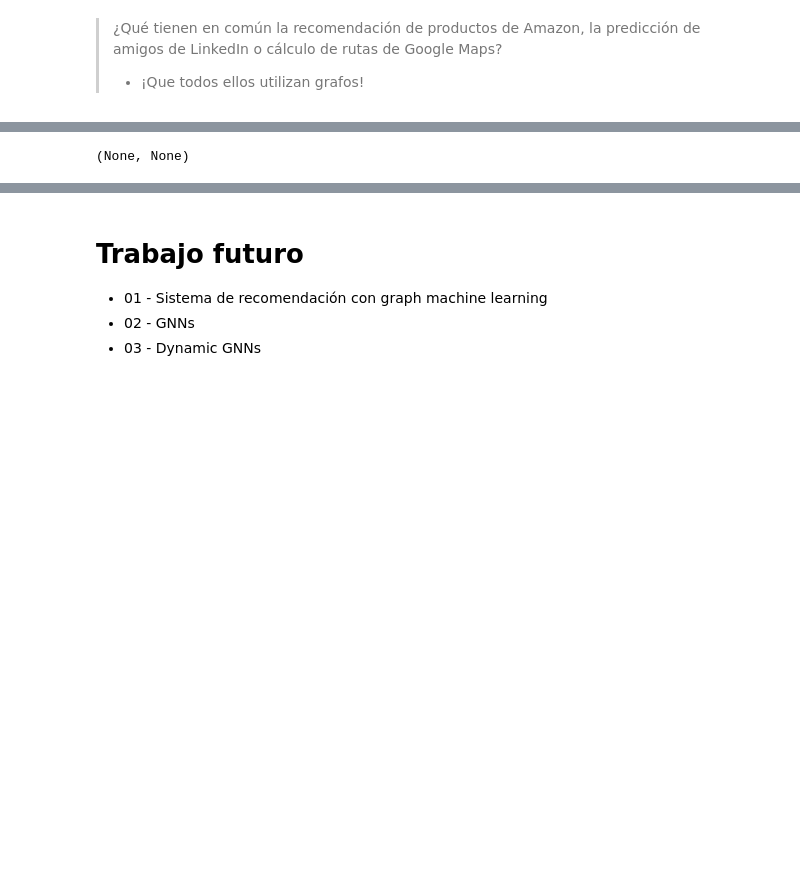
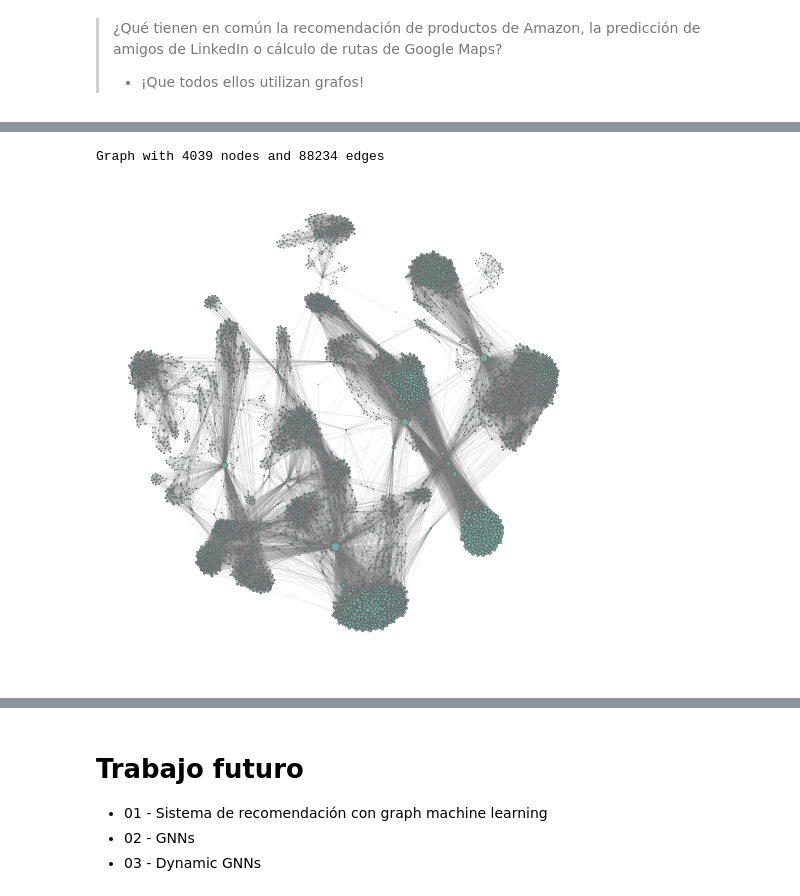
Before and after one commit to FernandoCarazoMelo/network-science, a Jupyter notebook: notebooks/02_FC_facebook_case_study.ipynb, the cells around one changed output, grey strips where cells are left out. Drawn from its saved outputs; the diff is of its cells as text; code cells hidden in the pictures; blank space fills up the shorter version.

```diff
--- a/notebooks/02_FC_facebook_case_study.ipynb
+++ b/notebooks/02_FC_facebook_case_study.ipynb
@@ -250,8 +181,0 @@ los ejes del grafo tienen un peso asociado. Los ejes de estos grafos se suelen r
-# %%
-# Creamos una instancia tipo "Grafo".
-G = nx.Graph()
-
-# Añadimos conexiones
-G.add_weighted_edges_from([(1, 2, 0.5), (2,3, 0.9), (1, 4, 0.1), (1, 5, 0.75), (4,2, 0.01), (5,4, 0.3)])
-
-G.edges(data=True)
@@ -305,9 +181,0 @@ Los atributos de nodos y ejes son muy importantes en el Graph Machine Learning.
-# %%
-# Creamos una instancia tipo "Grafo".
-G = nx.Graph()
-
-# Añadimos conexiones
-G.add_edges_from([(1, 2), (2,3), (1, 4), (1, 5), (4,2), (5,4)])
-
-
-G.edges(data=True)
@@ -424,3 +181,0 @@ El barbell graph permite generar un grafo con dos conjuntos de N nodos con alta
-# %%
-G =nx.barbell_graph(m1=10, m2=3)
-nx.draw(G, with_labels=True)
@@ -798,6 +193,14 @@ plt.axis('off')
+# %%
+print(nx.info(G))
+# %% [output]
+Graph with 4039 nodes and 88234 edges
 # %%
 import netwulf as nf
-# %%
-nf.visualize(G_fb)
-# %% [output]
-(None, None)
+# %%
+stylized_network, config = nf.visualize(G)
+# %%
+import matplotlib.pyplot as plt
+fig, ax = nf.draw_netwulf(stylized_network)
+plt.show()
+# %% [output]
+[figure, added]
```
Also changed, not shown: parts of 123 cells of this notebook, 2 other files.
